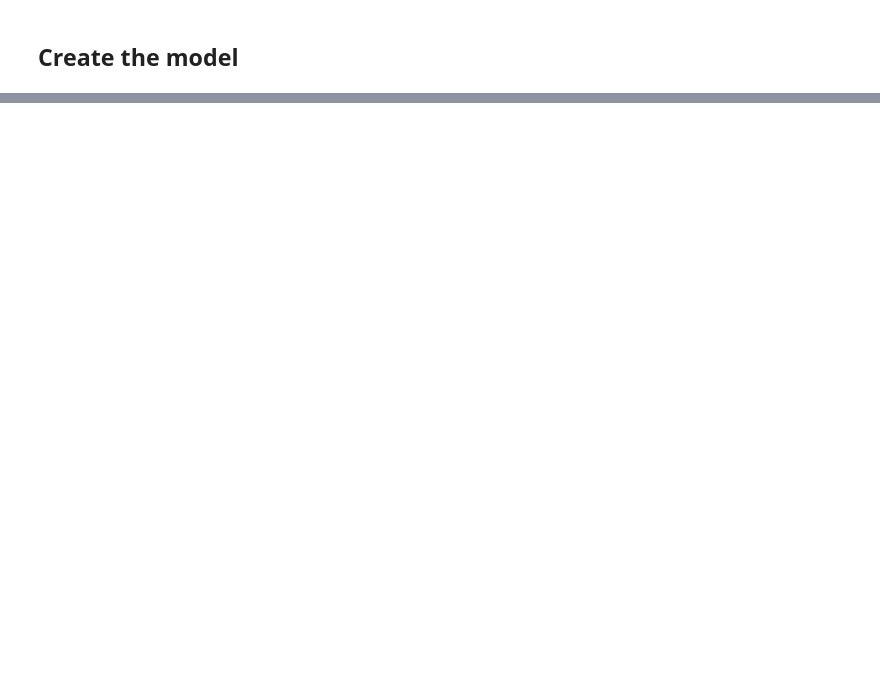
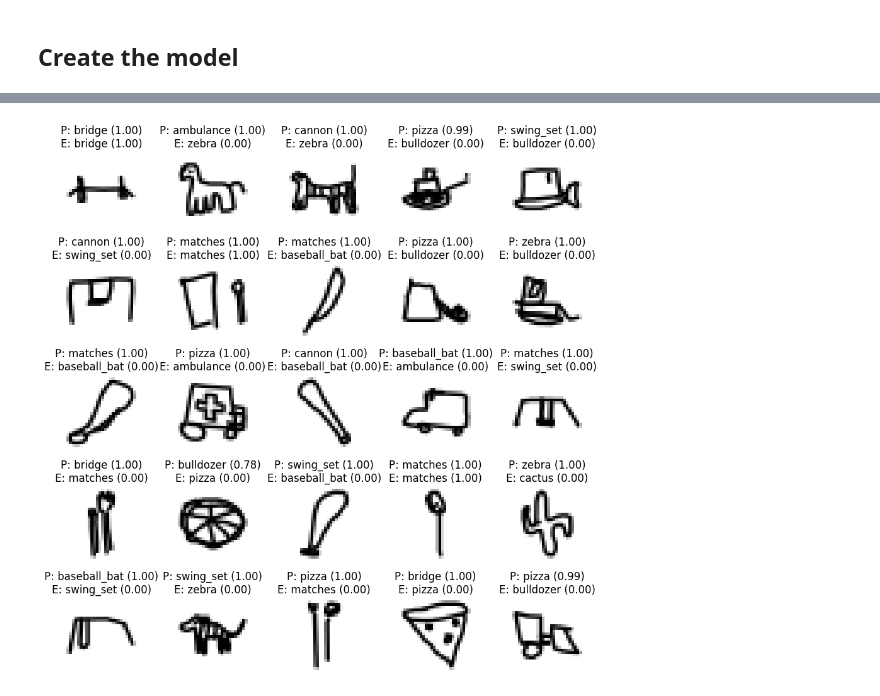
Before and after one commit to wut-mpg/ColabNotebooks, a Jupyter notebook: PERM_KerasIntro.ipynb, the cells around one changed output, grey strips where cells are left out. Cells and saved outputs as stored; diff of their text form; code cells hidden in the pictures; blank space fills up the shorter version.

```diff
--- a/PERM_KerasIntro.ipynb
+++ b/PERM_KerasIntro.ipynb
@@ -911,3 +937,5 @@ plt.show()
 # %%
-show_samples(correct_indices, predicted_classes, X_test, y_test, 5, class_names)
+show_samples(correct_indices, predict, X_test, y_test, 5, class_names)
+# %% [output]
+[figure, added]
 # %%
```
Also changed, not shown: parts of 22 cells of this notebook.
